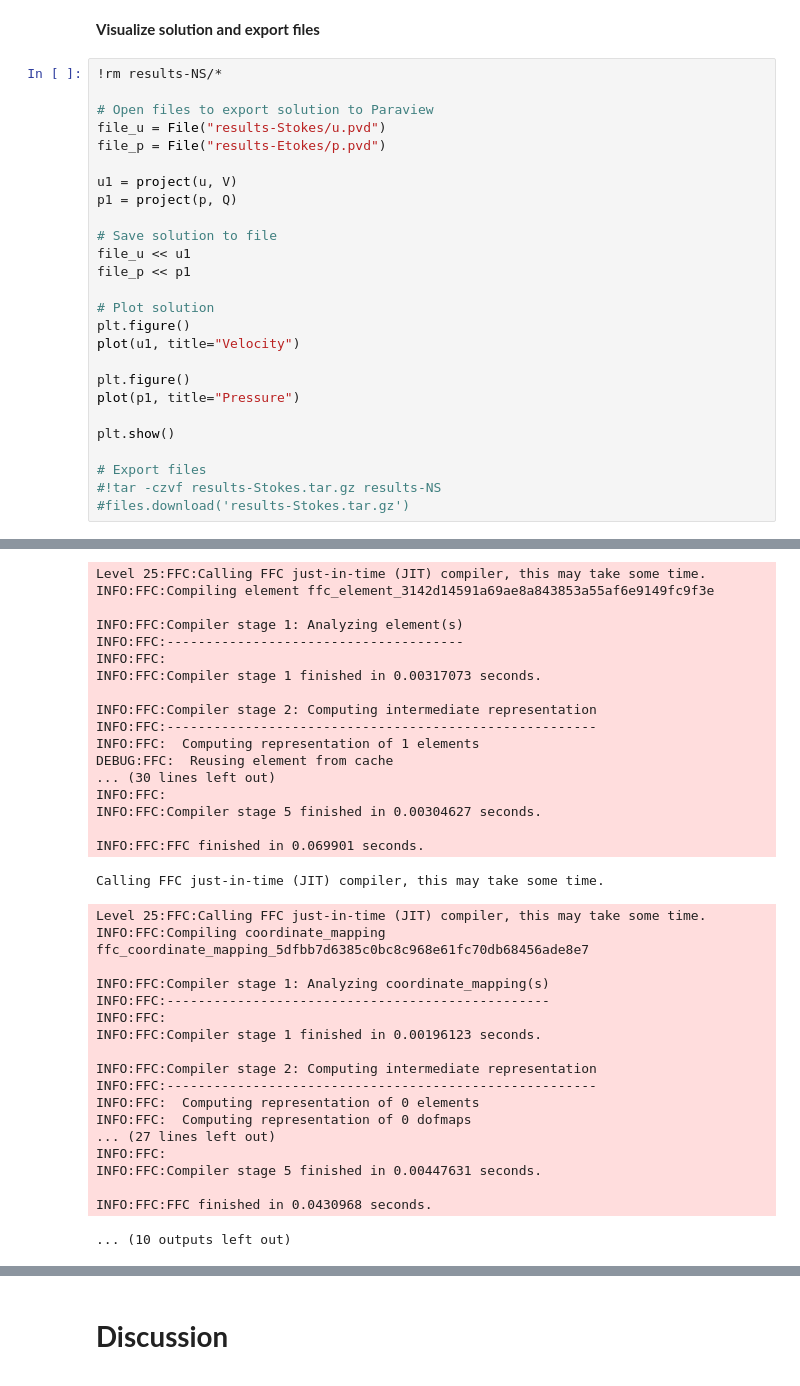
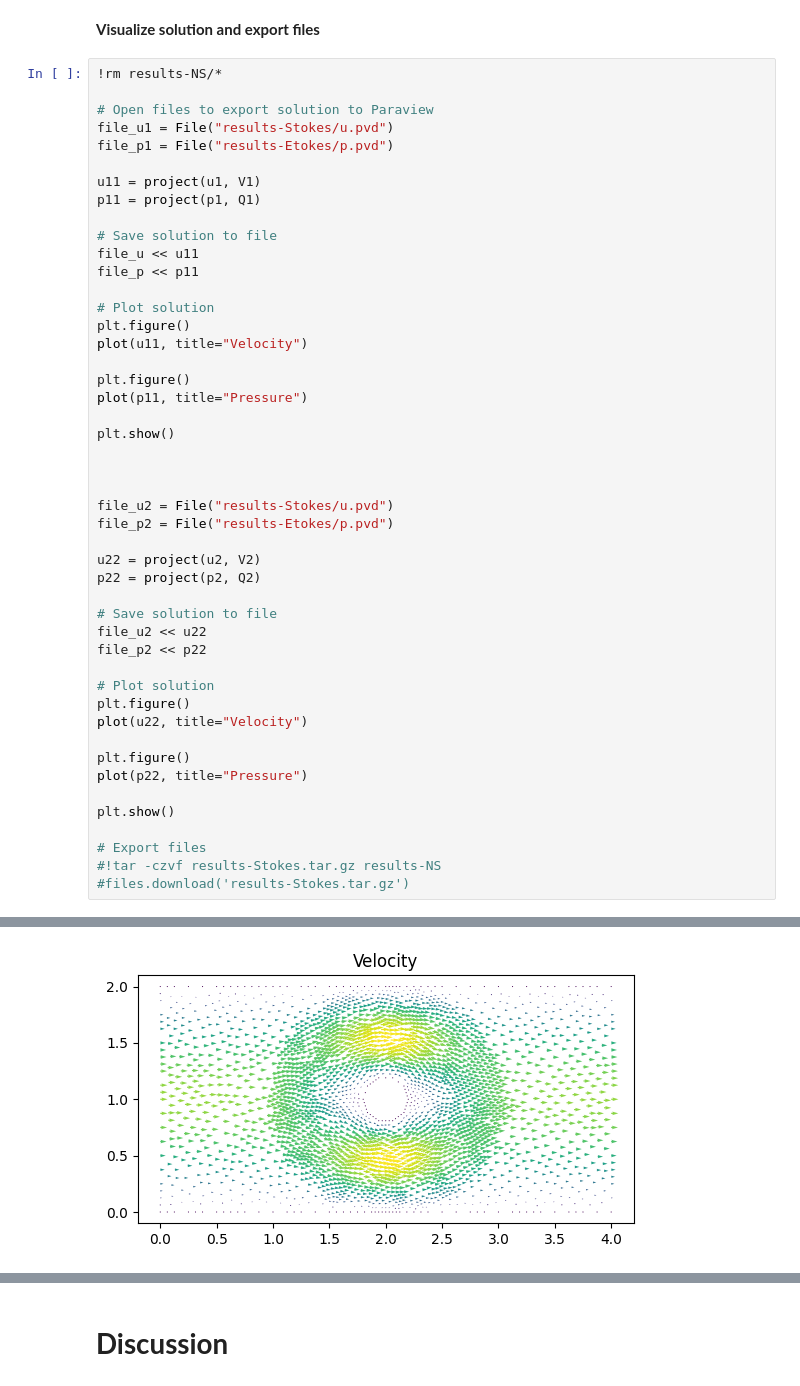
Before and after one commit to elinsyn/Fluid_mechanics, a Jupyter notebook: template-report-Stokes.ipynb, the cells around one changed output, grey strips where cells are left out. Drawn from its saved outputs; the diff is of its cells as text.

```diff
--- a/template-report-Stokes.ipynb
+++ b/template-report-Stokes.ipynb
@@ -343,22 +203,43 @@ INFO:FFC:FFC finished in 0.271057 seconds.
 !rm results-NS/*
 
 # Open files to export solution to Paraview
-file_u = File("results-Stokes/u.pvd")
-file_p = File("results-Etokes/p.pvd")
+file_u1 = File("results-Stokes/u.pvd")
+file_p1 = File("results-Etokes/p.pvd")
 
-u1 = project(u, V)
-p1 = project(p, Q)
+u11 = project(u1, V1)
+p11 = project(p1, Q1)
 
 # Save solution to file
-file_u << u1
-file_p << p1
+file_u << u11
+file_p << p11
 
 # Plot solution
 plt.figure()
-plot(u1, title="Velocity")
+plot(u11, title="Velocity")
 
 plt.figure()
-plot(p1, title="Pressure")
+plot(p11, title="Pressure")
+
+plt.show()
+
+
+
+file_u2 = File("results-Stokes/u.pvd")
+file_p2 = File("results-Etokes/p.pvd")
+
+u22 = project(u2, V2)
+p22 = project(p2, Q2)
+
+# Save solution to file
+file_u2 << u22
+file_p2 << p22
+
+# Plot solution
+plt.figure()
+plot(u22, title="Velocity")
+
+plt.figure()
+plot(p22, title="Pressure")
 
 plt.show()
 
@@ -443,36 +251 @@ Calling FFC just-in-time (JIT) compiler, this may take some time.
-Level 25:FFC:Calling FFC just-in-time (JIT) compiler, this may take some time.
-INFO:FFC:Compiling element ffc_element_3142d14591a69ae8a843853a55af6e9149fc9f3e
-
-INFO:FFC:Compiler stage 1: Analyzing element(s)
-INFO:FFC:--------------------------------------
-INFO:FFC:
-INFO:FFC:Compiler stage 1 finished in 0.00317073 seconds.
-
-INFO:FFC:Compiler stage 2: Computing intermediate representation
-INFO:FFC:-------------------------------------------------------
-INFO:FFC:  Computing representation of 1 elements
-DEBUG:FFC:  Reusing element from cache
-... (30 lines left out)
-INFO:FFC:
-INFO:FFC:Compiler stage 5 finished in 0.00304627 seconds.
-
-INFO:FFC:FFC finished in 0.069901 seconds.
-Calling FFC just-in-time (JIT) compiler, this may take some time.
-Level 25:FFC:Calling FFC just-in-time (JIT) compiler, this may take some time.
-INFO:FFC:Compiling coordinate_mapping ffc_coordinate_mapping_5dfbb7d6385c0bc8c968e61fc70db68456ade8e7
-
-INFO:FFC:Compiler stage 1: Analyzing coordinate_mapping(s)
-INFO:FFC:-------------------------------------------------
-INFO:FFC:
-INFO:FFC:Compiler stage 1 finished in 0.00196123 seconds.
-
-INFO:FFC:Compiler stage 2: Computing intermediate representation
-INFO:FFC:-------------------------------------------------------
-INFO:FFC:  Computing representation of 0 elements
-INFO:FFC:  Computing representation of 0 dofmaps
-... (27 lines left out)
-INFO:FFC:
-INFO:FFC:Compiler stage 5 finished in 0.00447631 seconds.
-
-INFO:FFC:FFC finished in 0.0430968 seconds.
-... (10 outputs left out)
+[figure, added]
```
Also changed, not shown: parts of 5 cells of this notebook.
